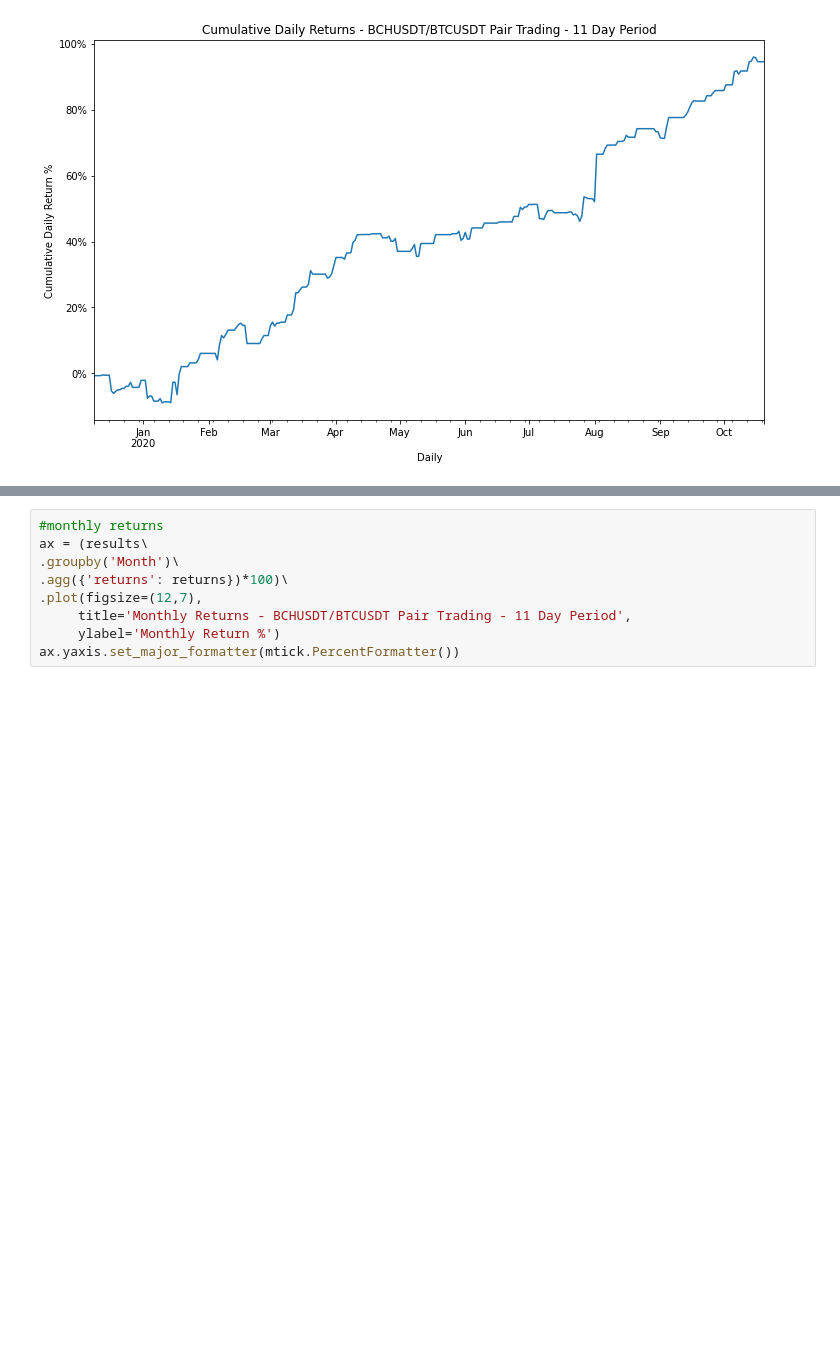
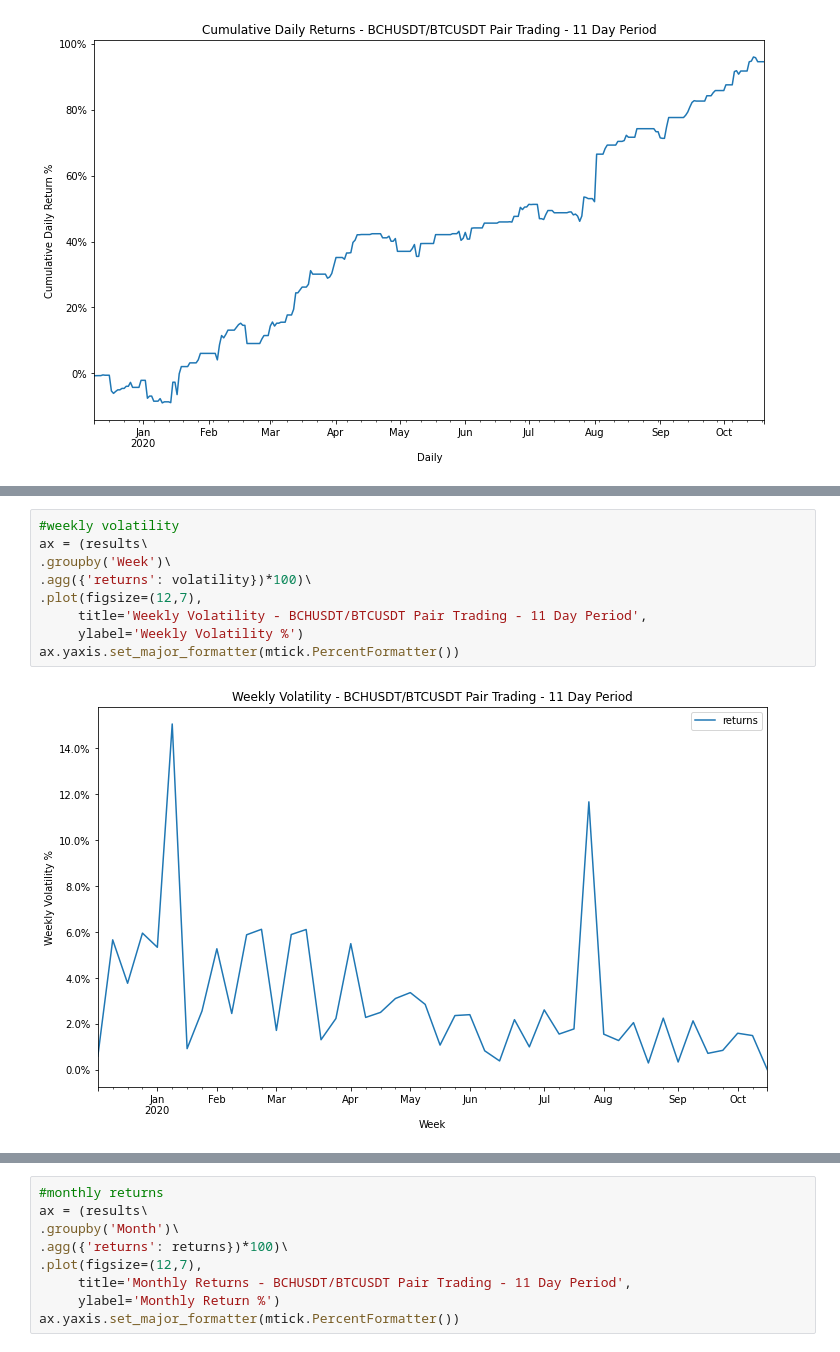
Before and after one commit to peparhugo/Econometrics_group_project, a Jupyter notebook: submission_3/data-ideas/Summarize-BCHUSDT-BTCUSDT-11-Day-Period-Strategy.ipynb, the cells around one changed output, grey strips where cells are left out. Drawn from its saved outputs; the diff is of its cells as text; blank space fills up the shorter version.

```diff
--- a/submission_3/data-ideas/Summarize-BCHUSDT-BTCUSDT-11-Day-Period-Strategy.ipynb
+++ b/submission_3/data-ideas/Summarize-BCHUSDT-BTCUSDT-11-Day-Period-Strategy.ipynb
@@ -84,0 +109,11 @@ ax.yaxis.set_major_formatter(mtick.PercentFormatter())
+# %%
+#weekly volatility
+ax = (results\
+.groupby('Week')\
+.agg({'returns': volatility})*100)\
+.plot(figsize=(12,7),
+     title='Weekly Volatility - BCHUSDT/BTCUSDT Pair Trading - 11 Day Period',
+     ylabel='Weekly Volatility %')
+ax.yaxis.set_major_formatter(mtick.PercentFormatter())
+# %% [output]
+[figure, added]
```
Also changed, not shown: parts of 5 cells of this notebook.
